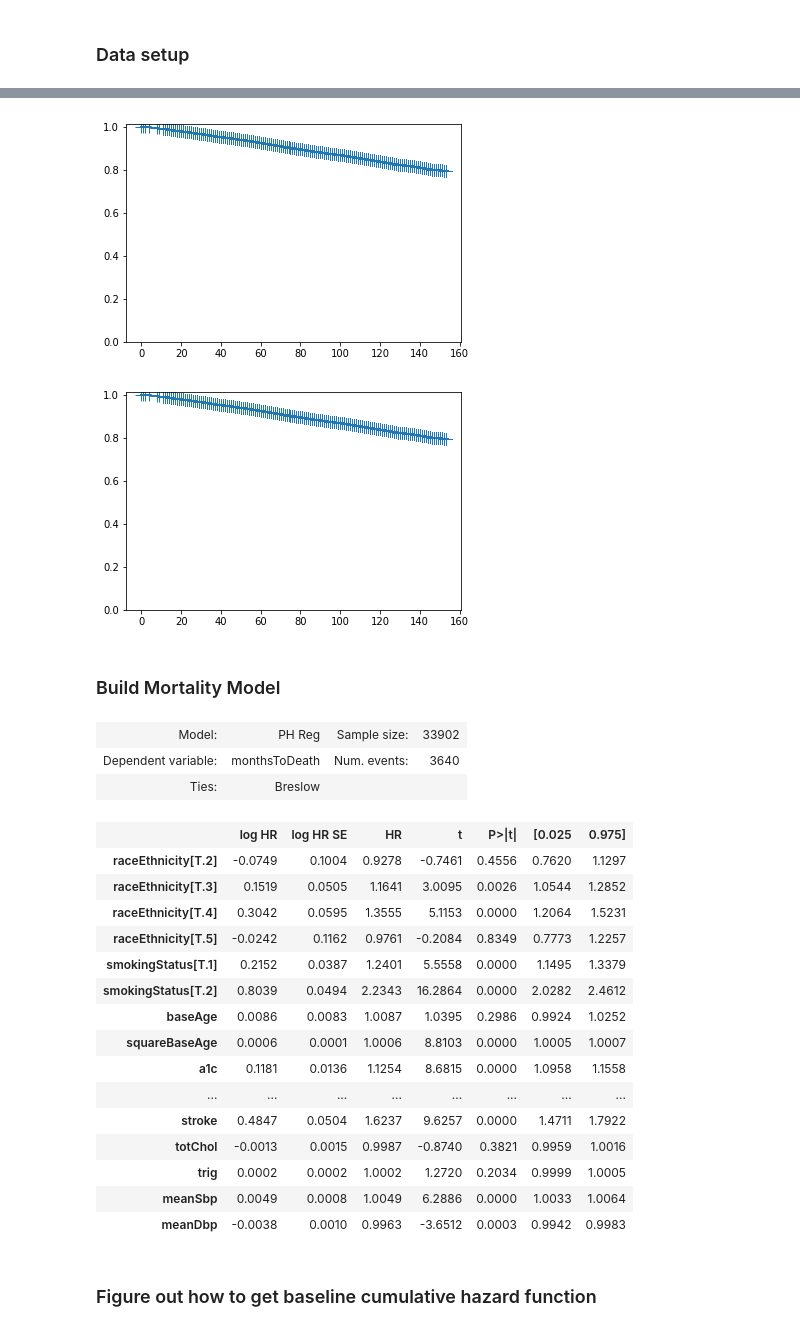
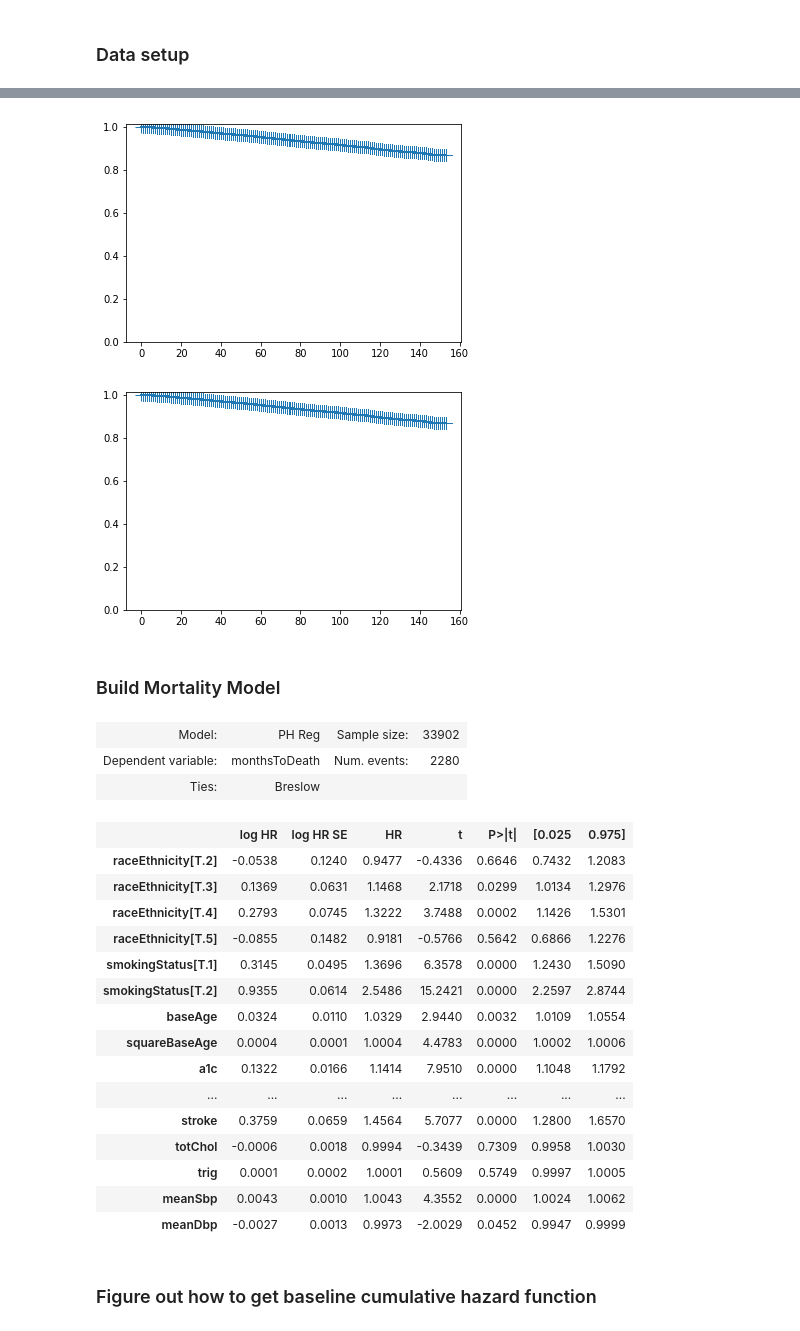
Before and after one commit to jburke5/microsimNHANES, a Jupyter notebook: buildNHANESMortalityModel.ipynb, the cells around one changed output, grey strips where cells are left out. Drawn from its saved outputs; the diff is of its cells as text; code cells hidden in the pictures.

```diff
--- a/buildNHANESMortalityModel.ipynb
+++ b/buildNHANESMortalityModel.ipynb
@@ -16,10 +16,14 @@ imputedDataset = imputedDataset.rename({'selfReportMI' : 'mi',
                                         'age' : 'baseAge'}, axis='columns')
 
 imputedDataset['anyDeath'] = imputedDataset.ucod >= 1
+imputedDataset['nonCVDeath'] = imputedDataset.ucod == 3
+imputedDataset['cvDeath'] = imputedDataset.ucod.isin([1,2])
+
+
 imputedDataset = imputedDataset.loc[imputedDataset.year < 2011] # we dont' have mortality data after this time
 #imputedDataset.monthsToDeath.loc[imputedDataset.anyDeath==0] = np.nan
 
-sf1 = sm.duration.SurvfuncRight(imputedDataset.monthsToDeath, imputedDataset.anyDeath)
+sf1 = sm.duration.SurvfuncRight(imputedDataset.monthsToDeath, imputedDataset.nonCVDeath)
 sf1.summary().head()
 # %% [output]
 |  | Surv prob | Surv prob SE | num at risk | num events |
@@ -35,35 +39,35 @@ import matplotlib.pyplot as plt
 
 sf1.plot()
 # %% [output]
-[figure, old version]
+[figure, new version]
-[figure, old version]
+[figure, new version]
 # %% [markdown]
 ### Build Mortality Model
 # %%
 imputedDataset['squareBaseAge'] = imputedDataset['baseAge']**2
-coxModel = sm.PHReg.from_formula("monthsToDeath ~  baseAge + squareBaseAge + a1c + bmi + gender + hdl + ldl + mi + stroke + totChol + trig + meanSbp + meanDbp + raceEthnicity + smokingStatus", status="anyDeath", data=imputedDataset)
+coxModel = sm.PHReg.from_formula("monthsToDeath ~  baseAge + squareBaseAge + a1c + bmi + gender + hdl + ldl + mi + stroke + totChol + trig + meanSbp + meanDbp + raceEthnicity + smokingStatus", status="nonCVDeath", data=imputedDataset)
 results = coxModel.fit()
 results.summary()
 # %% [output]
 | Model: | PH Reg | Sample size: | 33902 |
-| Dependent variable: | monthsToDeath | Num. events: | 3640 |
+| Dependent variable: | monthsToDeath | Num. events: | 2280 |
 | Ties: | Breslow |  |  |
 |  | log HR | log HR SE | HR | t | P>|t| | [0.025 | 0.975] |
-| raceEthnicity[T.2] | -0.0749 | 0.1004 | 0.9278 | -0.7461 | 0.4556 | 0.7620 | 1.1297 |
-| raceEthnicity[T.3] | 0.1519 | 0.0505 | 1.1641 | 3.0095 | 0.0026 | 1.0544 | 1.2852 |
-| raceEthnicity[T.4] | 0.3042 | 0.0595 | 1.3555 | 5.1153 | 0.0000 | 1.2064 | 1.5231 |
-| raceEthnicity[T.5] | -0.0242 | 0.1162 | 0.9761 | -0.2084 | 0.8349 | 0.7773 | 1.2257 |
-| smokingStatus[T.1] | 0.2152 | 0.0387 | 1.2401 | 5.5558 | 0.0000 | 1.1495 | 1.3379 |
-| smokingStatus[T.2] | 0.8039 | 0.0494 | 2.2343 | 16.2864 | 0.0000 | 2.0282 | 2.4612 |
-| baseAge | 0.0086 | 0.0083 | 1.0087 | 1.0395 | 0.2986 | 0.9924 | 1.0252 |
-| squareBaseAge | 0.0006 | 0.0001 | 1.0006 | 8.8103 | 0.0000 | 1.0005 | 1.0007 |
-| a1c | 0.1181 | 0.0136 | 1.1254 | 8.6815 | 0.0000 | 1.0958 | 1.1558 |
+| raceEthnicity[T.2] | -0.0538 | 0.1240 | 0.9477 | -0.4336 | 0.6646 | 0.7432 | 1.2083 |
+| raceEthnicity[T.3] | 0.1369 | 0.0631 | 1.1468 | 2.1718 | 0.0299 | 1.0134 | 1.2976 |
+| raceEthnicity[T.4] | 0.2793 | 0.0745 | 1.3222 | 3.7488 | 0.0002 | 1.1426 | 1.5301 |
+| raceEthnicity[T.5] | -0.0855 | 0.1482 | 0.9181 | -0.5766 | 0.5642 | 0.6866 | 1.2276 |
+| smokingStatus[T.1] | 0.3145 | 0.0495 | 1.3696 | 6.3578 | 0.0000 | 1.2430 | 1.5090 |
+| smokingStatus[T.2] | 0.9355 | 0.0614 | 2.5486 | 15.2421 | 0.0000 | 2.2597 | 2.8744 |
+| baseAge | 0.0324 | 0.0110 | 1.0329 | 2.9440 | 0.0032 | 1.0109 | 1.0554 |
+| squareBaseAge | 0.0004 | 0.0001 | 1.0004 | 4.4783 | 0.0000 | 1.0002 | 1.0006 |
+| a1c | 0.1322 | 0.0166 | 1.1414 | 7.9510 | 0.0000 | 1.1048 | 1.1792 |
 | ... | ... | ... | ... | ... | ... | ... | ... |
-| stroke | 0.4847 | 0.0504 | 1.6237 | 9.6257 | 0.0000 | 1.4711 | 1.7922 |
-| totChol | -0.0013 | 0.0015 | 0.9987 | -0.8740 | 0.3821 | 0.9959 | 1.0016 |
-| trig | 0.0002 | 0.0002 | 1.0002 | 1.2720 | 0.2034 | 0.9999 | 1.0005 |
-| meanSbp | 0.0049 | 0.0008 | 1.0049 | 6.2886 | 0.0000 | 1.0033 | 1.0064 |
-| meanDbp | -0.0038 | 0.0010 | 0.9963 | -3.6512 | 0.0003 | 0.9942 | 0.9983 |
+| stroke | 0.3759 | 0.0659 | 1.4564 | 5.7077 | 0.0000 | 1.2800 | 1.6570 |
+| totChol | -0.0006 | 0.0018 | 0.9994 | -0.3439 | 0.7309 | 0.9958 | 1.0030 |
+| trig | 0.0001 | 0.0002 | 1.0001 | 0.5609 | 0.5749 | 0.9997 | 1.0005 |
+| meanSbp | 0.0043 | 0.0010 | 1.0043 | 4.3552 | 0.0000 | 1.0024 | 1.0062 |
+| meanDbp | -0.0027 | 0.0013 | 0.9973 | -2.0029 | 0.0452 | 0.9947 | 0.9999 |
 # %% [markdown]
 ### Figure out how to get baseline cumulative hazard function
 # %%
```
Also changed, not shown: parts of 7 cells of this notebook, 6 other files.
